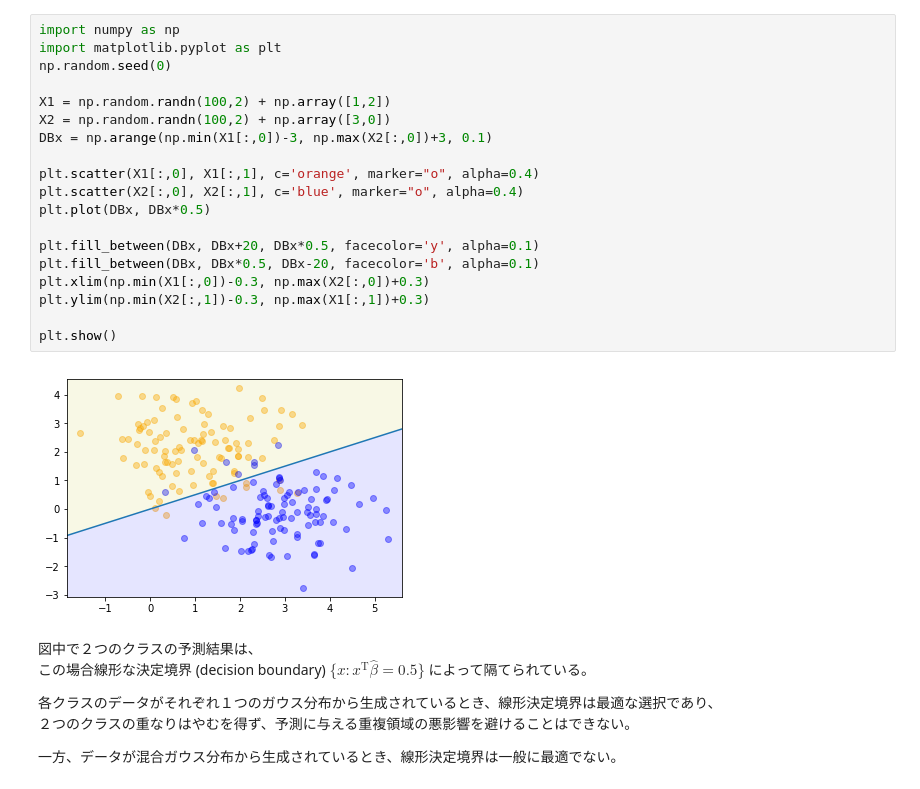
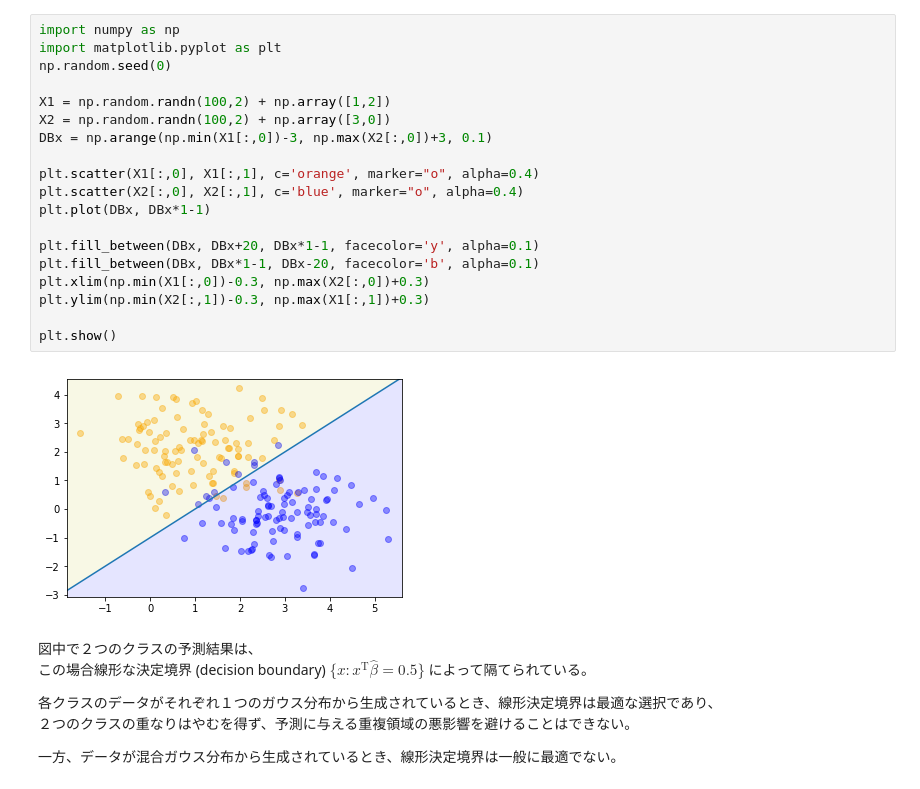
Before and after one commit to YouheiKomakine/pytorch-code-examples, a Jupyter notebook: The_Elements_of_Statistical_Learning/ESL_2.ipynb, the cells around one changed output. Cells and saved outputs as stored; diff of their text form.

```diff
--- a/The_Elements_of_Statistical_Learning/ESL_2.ipynb
+++ b/The_Elements_of_Statistical_Learning/ESL_2.ipynb
@@ -91,24 +92,24 @@ $i$ 番目の入力 $x_{i}$ に当てはめた値は $\hat{y}_{i} = \hat{y}(X_{i
 # %%
 import numpy as np
 import matplotlib.pyplot as plt
 np.random.seed(0)
 
 X1 = np.random.randn(100,2) + np.array([1,2])
 X2 = np.random.randn(100,2) + np.array([3,0])
 DBx = np.arange(np.min(X1[:,0])-3, np.max(X2[:,0])+3, 0.1)
 
 plt.scatter(X1[:,0], X1[:,1], c='orange', marker="o", alpha=0.4)
 plt.scatter(X2[:,0], X2[:,1], c='blue', marker="o", alpha=0.4)
-plt.plot(DBx, DBx*0.5)
+plt.plot(DBx, DBx*1-1)
 
-plt.fill_between(DBx, DBx+20, DBx*0.5, facecolor='y', alpha=0.1)
-plt.fill_between(DBx, DBx*0.5, DBx-20, facecolor='b', alpha=0.1)
+plt.fill_between(DBx, DBx+20, DBx*1-1, facecolor='y', alpha=0.1)
+plt.fill_between(DBx, DBx*1-1, DBx-20, facecolor='b', alpha=0.1)
 plt.xlim(np.min(X1[:,0])-0.3, np.max(X2[:,0])+0.3)
 plt.ylim(np.min(X2[:,1])-0.3, np.max(X1[:,1])+0.3)
 
 plt.show()
 # %% [output]
-[figure, old version]
+[figure, new version]
 # %% [markdown]
 図中で２つのクラスの予測結果は、
 この場合線形な決定境界 (decision boundary) $\{ x : x^{\mathrm{T}}\hat{\beta} = 0.5 \}$ によって隔てられている。
```
Also changed, not shown: parts of 5 cells of this notebook.
